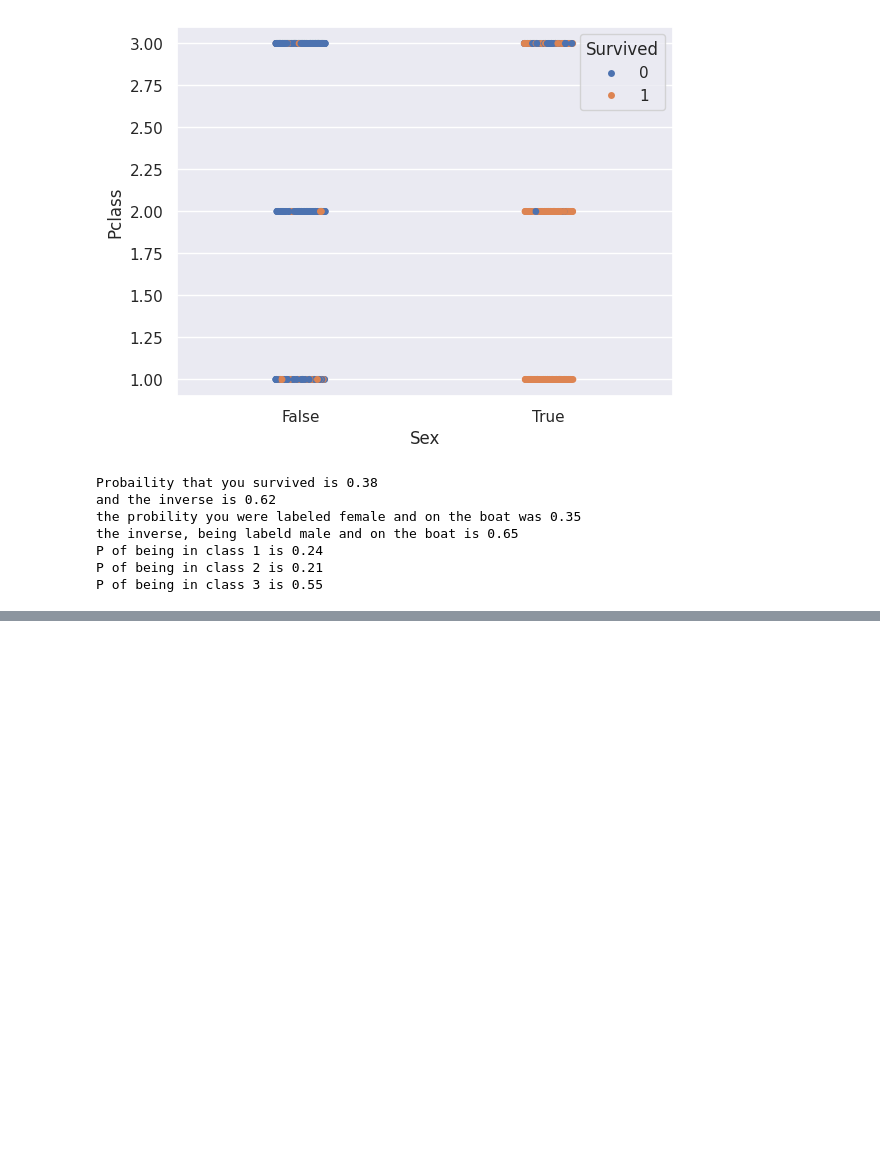
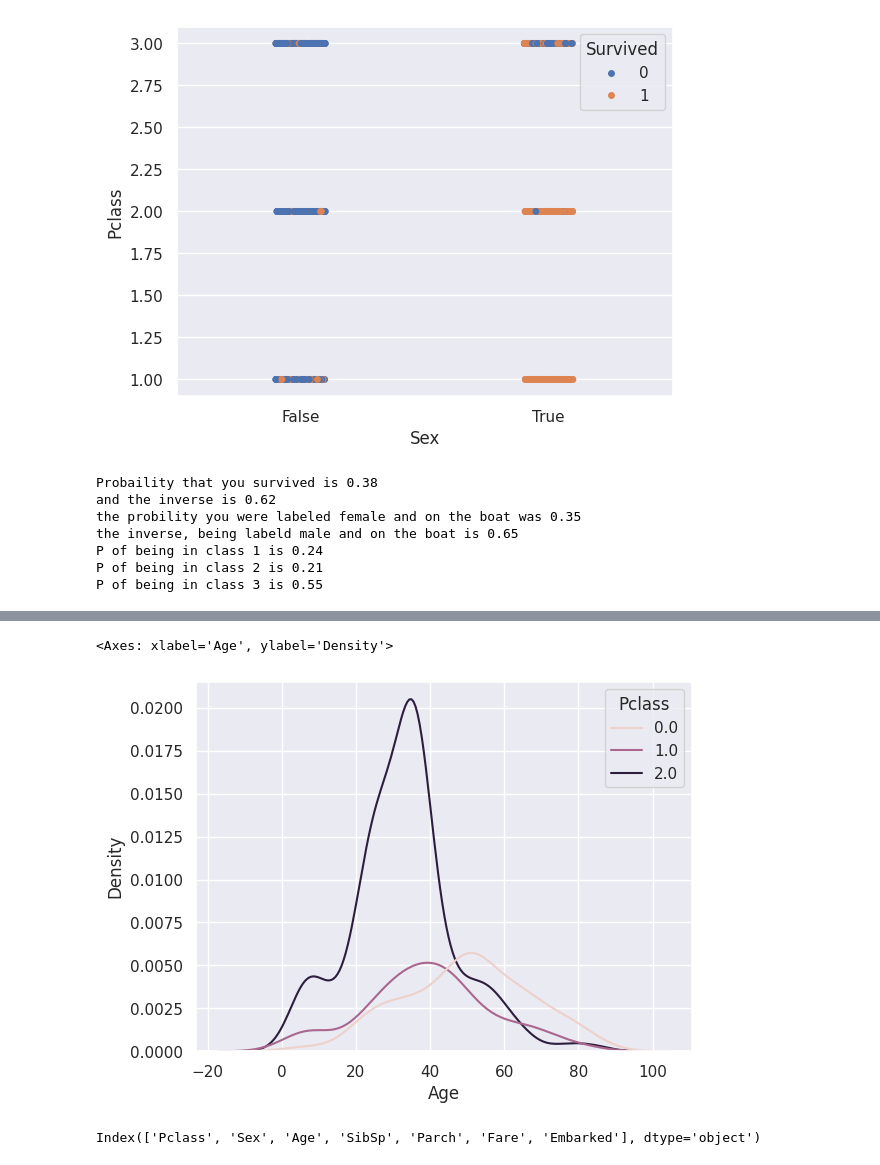
Before and after one commit to AbhikChowdhury6/codingChallenges, a Jupyter notebook: kaggle/competitions/gettingStarted/titanic/titanicExploration.ipynb, the cells around one changed output, grey strips where cells are left out. Drawn from its saved outputs; the diff is of its cells as text; code cells hidden in the pictures; blank space fills up the shorter version.

```diff
--- a/kaggle/competitions/gettingStarted/titanic/titanicExploration.ipynb
+++ b/kaggle/competitions/gettingStarted/titanic/titanicExploration.ipynb
@@ -169,0 +178,14 @@ P of being in class 3 is 0.55
+# %%
+features = ['Survived', 'Pclass', 'Sex', 'Age', 'SibSp',
+       'Parch', 'Fare', 'Embarked' ]
+
+# turn Sex and Embarked into numbers
+from sklearn.preprocessing import OrdinalEncoder
+
+X = train_df[features].copy()
+y = X["Survived"]
+X.drop(['Survived'], axis=1, inplace=True)
+ordinal_encoder = OrdinalEncoder()
+
+X[features[1:]] = ordinal_encoder.fit_transform(X)
+X.isnull().sum()
@@ -169,0 +201,9 @@ P of being in class 3 is 0.55
+# %%
+# it looks like we have a bunch of missing ages, lets impute them
+from sklearn.experimental import enable_iterative_imputer
+from sklearn.impute import IterativeImputer
+imp = IterativeImputer(max_iter=10, random_state=0)
+
+X_train_imp = pd.DataFrame(imp.fit_transform(X))
+X_train_imp.columns = X.columns
+X_train_imp.isnull().sum()
@@ -170 +219,6 @@ P of being in class 3 is 0.55
+# %%
+sns.kdeplot(data=X_train_imp, x="Age", hue="Pclass")
+# %% [output]
+<Axes: xlabel='Age', ylabel='Density'>
+[figure, added]
 # %%
@@ -185,0 +238,4 @@ print(predictions)
+# %%
+X_train_imp.columns
+# %% [output]
+Index(['Pclass', 'Sex', 'Age', 'SibSp', 'Parch', 'Fare', 'Embarked'], dtype='object')
```
Also changed, not shown: parts of 13 cells of this notebook.
